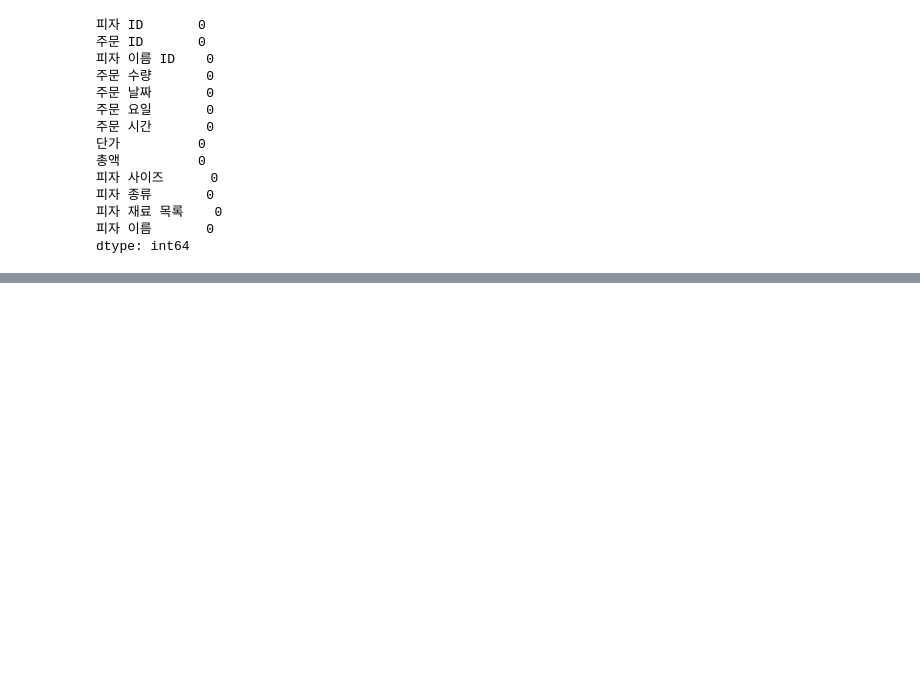
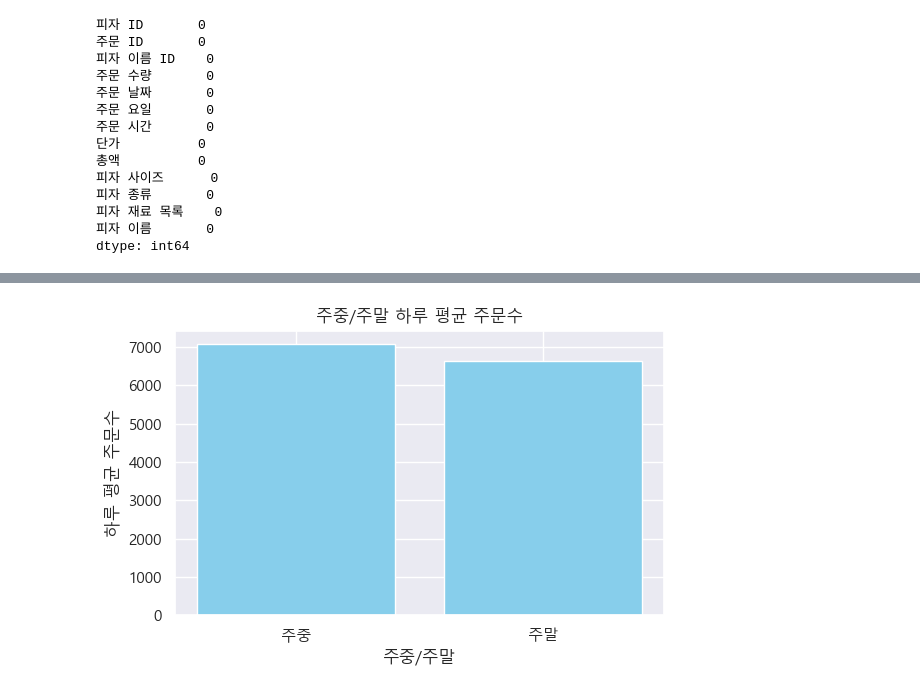
Before and after one commit to Lesly-kim/Mid_Project, a Jupyter notebook: hw_123.ipynb, the cells around one changed output, grey strips where cells are left out. Saved outputs shown, nothing was run; the diff lists cells and outputs as text; code cells hidden in the pictures; blank space fills up the shorter version.

```diff
--- a/hw_123.ipynb
+++ b/hw_123.ipynb
@@ -85,0 +286,15 @@ dtype: int64
+# %%
+import matplotlib.pyplot as plt
+
+labels = ['주중', '주말']
+averages = [주중_일평균, 주말_일평균]
+
+plt.figure(figsize=(6, 4))
+plt.bar(labels, averages, color='skyblue')
+plt.title('주중/주말 하루 평균 주문수')
+plt.ylabel('하루 평균 주문수')
+plt.xlabel('주중/주말')
+plt.tight_layout()
+plt.show()
+# %% [output]
+[figure, added]
```
Also changed, not shown: parts of 19 cells of this notebook, 1 other file.
